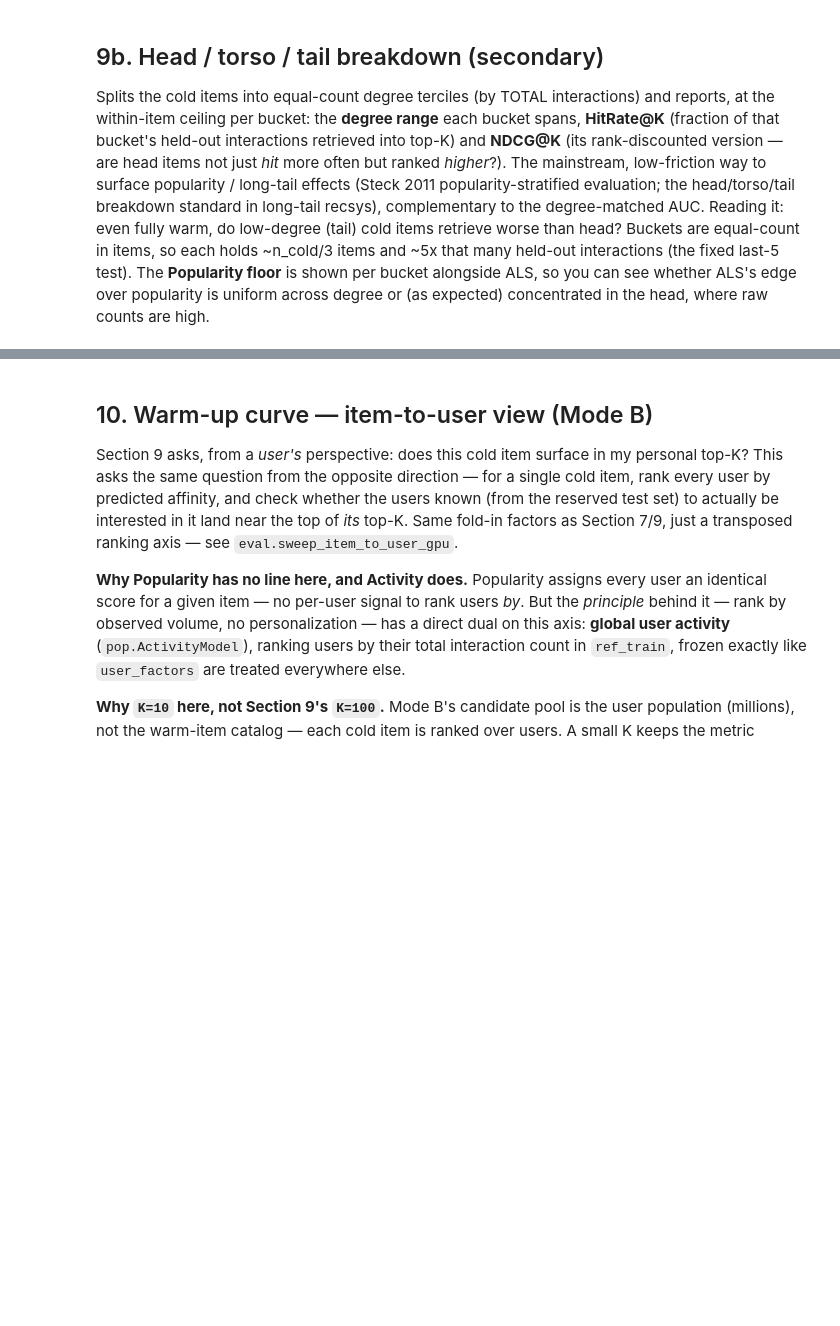
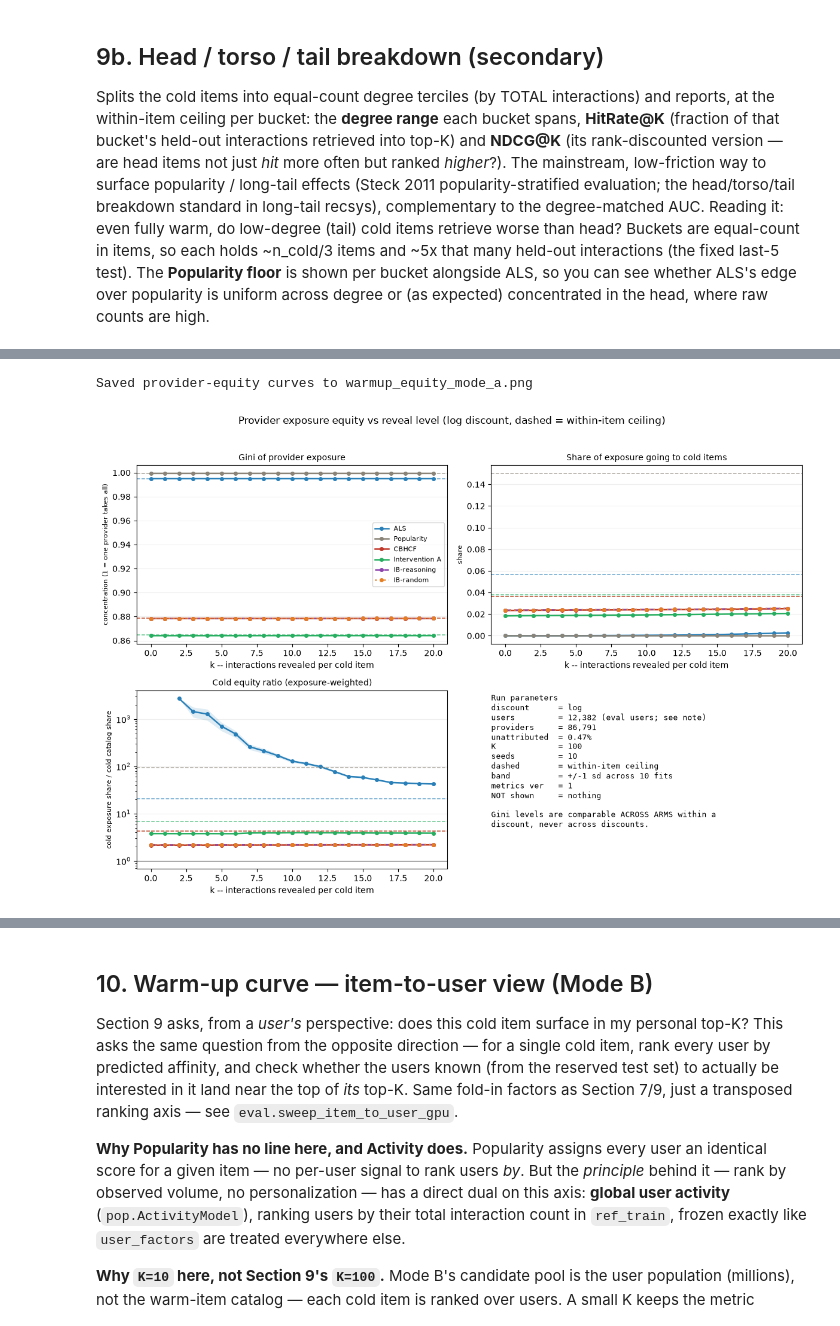
Before and after one commit to jessylan/llm-cold-start-recsys, a Jupyter notebook: notebooks/steel_thread.ipynb, the cells around one changed output, grey strips where cells are left out. Cells and saved outputs as stored; diff of their text form; code cells hidden in the pictures; blank space fills up the shorter version.

```diff
--- a/notebooks/steel_thread.ipynb
+++ b/notebooks/steel_thread.ipynb
@@ -1101,0 +1691,70 @@ Wall time: 20.5 s
+# %%
+# ---- figure ------------------------------------------------------------------------------------
+_COLOR = {"ALS": "#2980b9", "CBHCF": "#c0392b", "Intervention A": "#27ae60",
+          "Popularity": "#8A8478"}
+_STYLE = {}
+# The two IB arms sit almost exactly on top of each other AND on CBHCF (they are the same models,
+# differing only in fold-in input), so they need distinct dash patterns or the figure shows one
+# line where there are three. That they overlap is the finding; it should be visibly the finding.
+for _i, _a in enumerate(IB_ARMS if RUN_IB_EQUITY else []):
+    _COLOR[f"IB-{_a}"] = ["#8e44ad", "#e67e22"][_i % 2]
+    _STYLE[f"IB-{_a}"] = [(0, (4, 2)), (0, (1, 2))][_i % 2]
+
+fig, axes = plt.subplots(2, 2, figsize=(12, 8))
+_PANELS = [("gini", "Gini of provider exposure", "concentration (1 = one provider takes all)"),
+           ("cold_exposure_share", "Share of exposure going to cold items", "share"),
+           ("cold_ratio.exposure_weighted_mean",
+            "Cold equity ratio (exposure-weighted)", "cold exposure share / cold catalog share")]
+for ax, (metric, title, ylab) in zip(axes.flat, _PANELS):
+    for label, cur in equity_curves.items():
+        m = np.array(cur[EQUITY_DISCOUNT][metric]["mean"])
+        s = np.array(cur[EQUITY_DISCOUNT][metric]["std"])
+        ax.plot(K_LEVELS, m, marker="o", markersize=4, linewidth=1.8,
+                linestyle=_STYLE.get(label, "-"), color=_COLOR.get(label, "#7f8c8d"), label=label)
+        _lo = np.maximum(m - s, 1e-12) if metric.startswith("cold_ratio") else m - s
+        ax.fill_between(K_LEVELS, _lo, m + s, color=_COLOR.get(label, "#7f8c8d"),
+                        alpha=0.15, linewidth=0)
+        ceil = equity_ceiling.get(label)
+        if ceil is not None:
+            ax.axhline(ceil[EQUITY_DISCOUNT][metric]["mean"][0],
+                       color=_COLOR.get(label, "#7f8c8d"), linestyle="--", linewidth=1.1, alpha=0.7)
+    if metric.startswith("cold_ratio"):
+        ax.axhline(1.0, color="black", linewidth=0.9, alpha=0.5)   # proportional exposure
+        # LOG scale, or ALS's early values (~2,700x at k=2, when a handful of providers hold all
+        # of its near-zero cold exposure) flatten every other arm onto the axis. The ratio is a
+        # multiplicative quantity anyway, so a log axis is the honest one: equal visual distance
+        # is equal factor. Values are strictly positive where defined; k with no cold exposure at
+        # all is NaN and simply does not plot.
+        ax.set_yscale("log")
+        ax.set_ylabel(ylab + "  (log scale)", fontsize=8)
+    ax.set_title(title, fontsize=10)
+    ax.set_xlabel("k -- interactions revealed per cold item")
+    ax.set_ylabel(ylab, fontsize=8)
+    ax.grid(axis="y", alpha=0.2)
+axes.flat[0].legend(fontsize=8)
+
+_notes = [("discount", EQUITY_DISCOUNT),
+          ("users", f"{len(EQUITY_USERS):,}" + ("" if len(EQUITY_USERS) == dataset.n_users
+                                                else " (eval users; see note)")),
+          ("providers", f"{provider_map.n_providers:,}"),
+          ("unattributed", f"{provider_stats['unattributed_frac']:.2%}"),
+          ("K", K), ("seeds", N_SEEDS),
+          ("dashed", "within-item ceiling"),
+          ("band", f"+/-1 sd across {N_SEEDS} fits"),
+          ("metrics ver", eq.EQUITY_METRICS_VERSION),
+          # On the figure itself, so a plot that travels without the notebook still says what is
+          # missing from it.
+          ("NOT shown", ", ".join(equity_skipped) if equity_skipped else "nothing")]
+axes.flat[3].axis("off")
+axes.flat[3].text(0.0, 0.98, "Run parameters\n" + "\n".join(f"{k:<14}= {v}" for k, v in _notes)
+                  + "\n\nGini levels are comparable ACROSS ARMS within a\ndiscount, never across "
+                    "discounts.", family="monospace", fontsize=9, va="top",
+                  transform=axes.flat[3].transAxes)
+fig.suptitle(f"Provider exposure equity vs reveal level ({EQUITY_DISCOUNT} discount, "
+             f"dashed = within-item ceiling)", y=1.02)
+plt.tight_layout()
+plt.savefig("warmup_equity_mode_a.png", dpi=120, bbox_inches="tight")
+print("\nSaved provider-equity curves to warmup_equity_mode_a.png")
+# %% [output]
+Saved provider-equity curves to warmup_equity_mode_a.png
+[figure, added]
```
Also changed, not shown: parts of 27 cells of this notebook, 10 other files.
